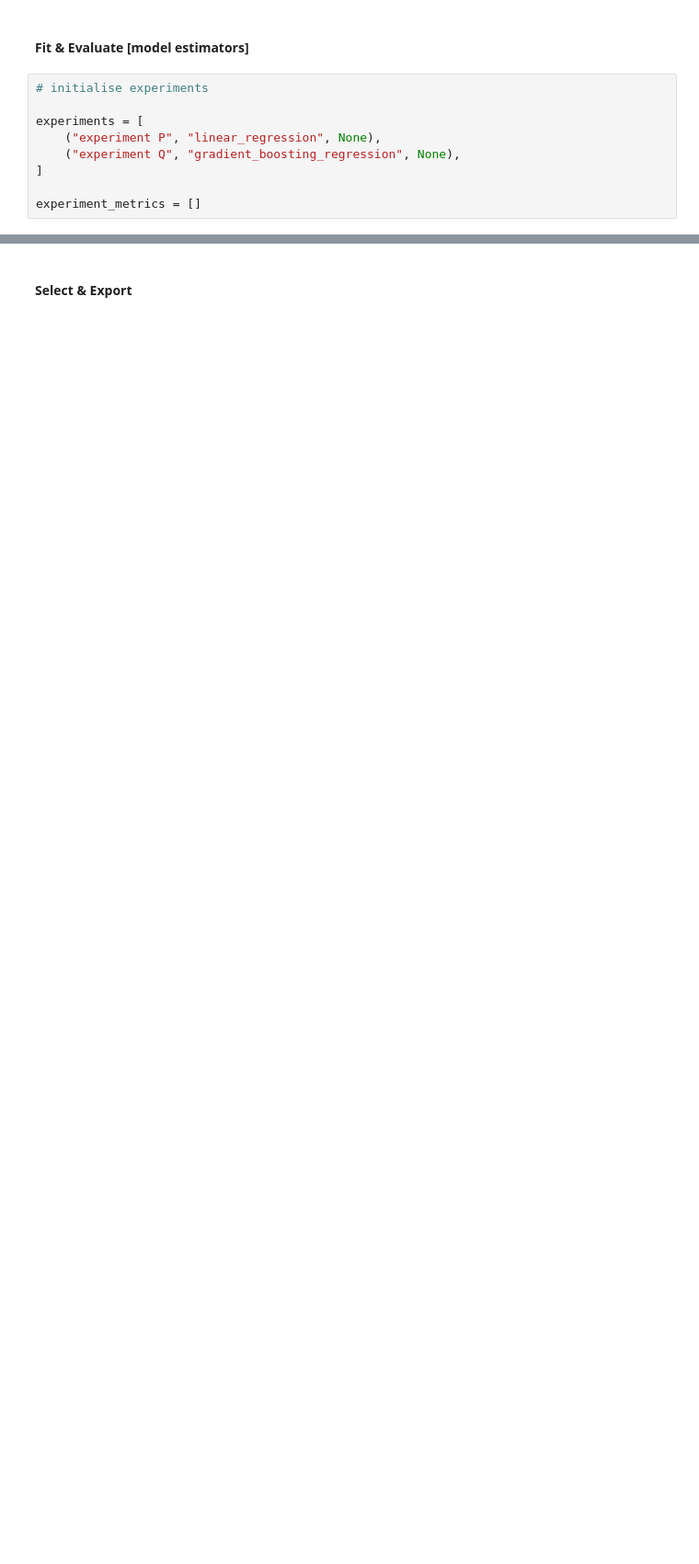
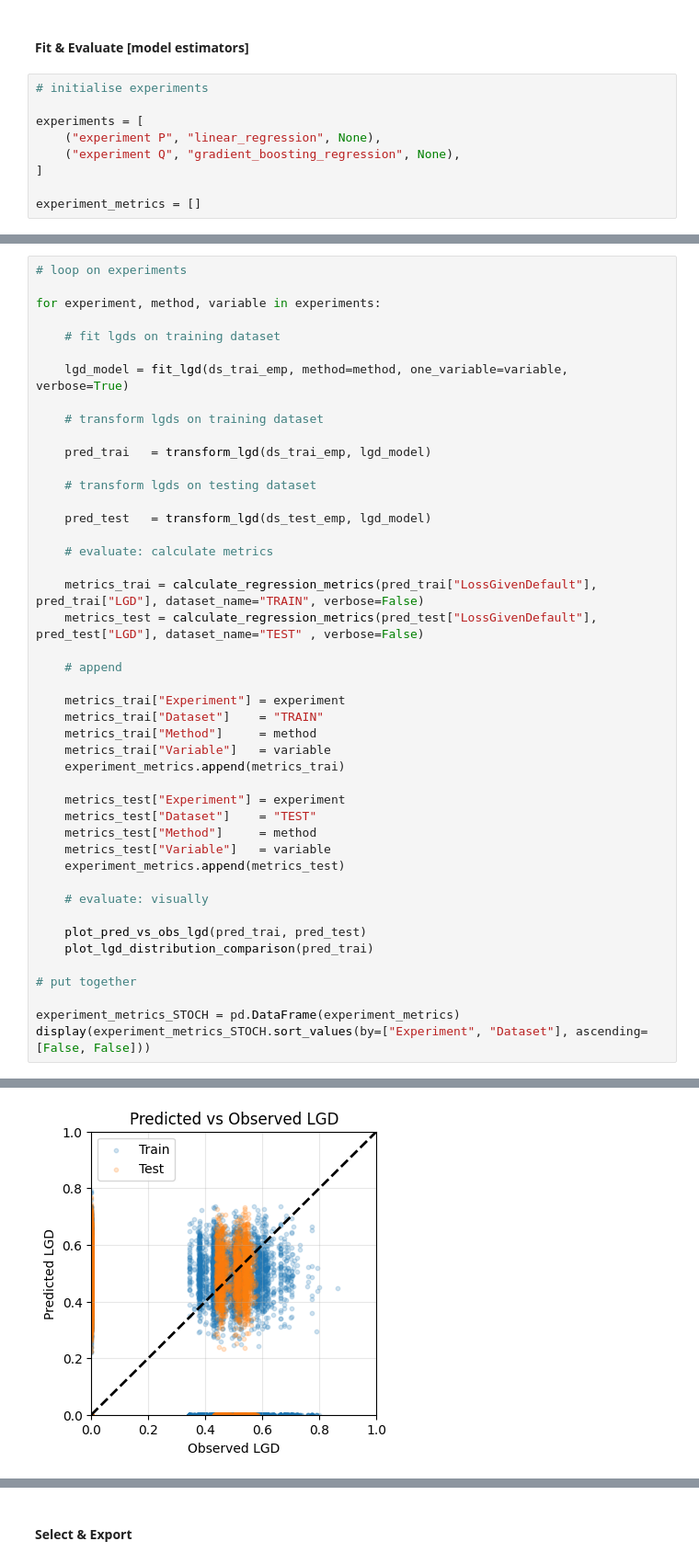
Before and after one commit to kostis2019/CREDIT-RISK-FRAMEWORK, a Jupyter notebook: notebooks/05_LGD_model_development.ipynb, the cells around one changed output, grey strips where cells are left out. Shown at 92% size. Saved outputs shown, nothing was run; the diff lists cells and outputs as text; blank space fills up the shorter version.

```diff
--- a/notebooks/05_LGD_model_development.ipynb
+++ b/notebooks/05_LGD_model_development.ipynb
@@ -539,0 +491,46 @@ LGD estimation method: gradient_boosting_regression
+# %%
+# loop on experiments
+
+for experiment, method, variable in experiments:
+
+    # fit lgds on training dataset
+
+    lgd_model = fit_lgd(ds_trai_emp, method=method, one_variable=variable, verbose=True)
+
+    # transform lgds on training dataset
+
+    pred_trai   = transform_lgd(ds_trai_emp, lgd_model)
+
+    # transform lgds on testing dataset
+
+    pred_test   = transform_lgd(ds_test_emp, lgd_model)
+
+    # evaluate: calculate metrics
+
+    metrics_trai = calculate_regression_metrics(pred_trai["LossGivenDefault"], pred_trai["LGD"], dataset_name="TRAIN", verbose=False)
+    metrics_test = calculate_regression_metrics(pred_test["LossGivenDefault"], pred_test["LGD"], dataset_name="TEST" , verbose=False)
+
+    # append
+
+    metrics_trai["Experiment"] = experiment
+    metrics_trai["Dataset"]    = "TRAIN"
+    metrics_trai["Method"]     = method
+    metrics_trai["Variable"]   = variable
+    experiment_metrics.append(metrics_trai)
+
+    metrics_test["Experiment"] = experiment
+    metrics_test["Dataset"]    = "TEST"
+    metrics_test["Method"]     = method
+    metrics_test["Variable"]   = variable
+    experiment_metrics.append(metrics_test)
+
+    # evaluate: visually
+
+    plot_pred_vs_obs_lgd(pred_trai, pred_test)
+    plot_lgd_distribution_comparison(pred_trai)
+
+# put together
+
+experiment_metrics_STOCH = pd.DataFrame(experiment_metrics)
+display(experiment_metrics_STOCH.sort_values(by=["Experiment", "Dataset"], ascending=[False, False]))
+# %% [output]
@@ -539,0 +553 @@ LGD estimation method: gradient_boosting_regression
+[figure, added]
```
Also changed, not shown: parts of 21 cells of this notebook, 7 other files.
